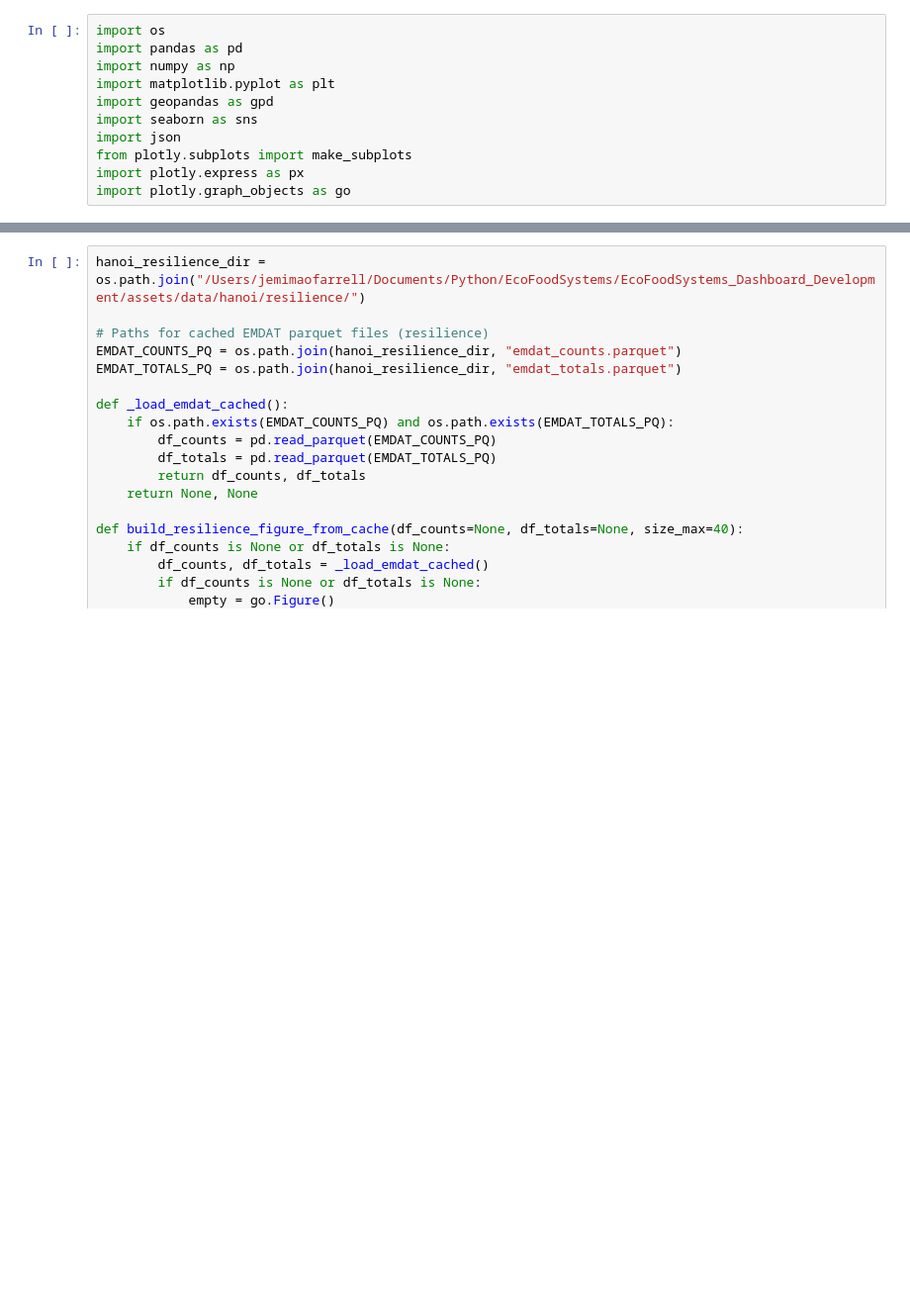
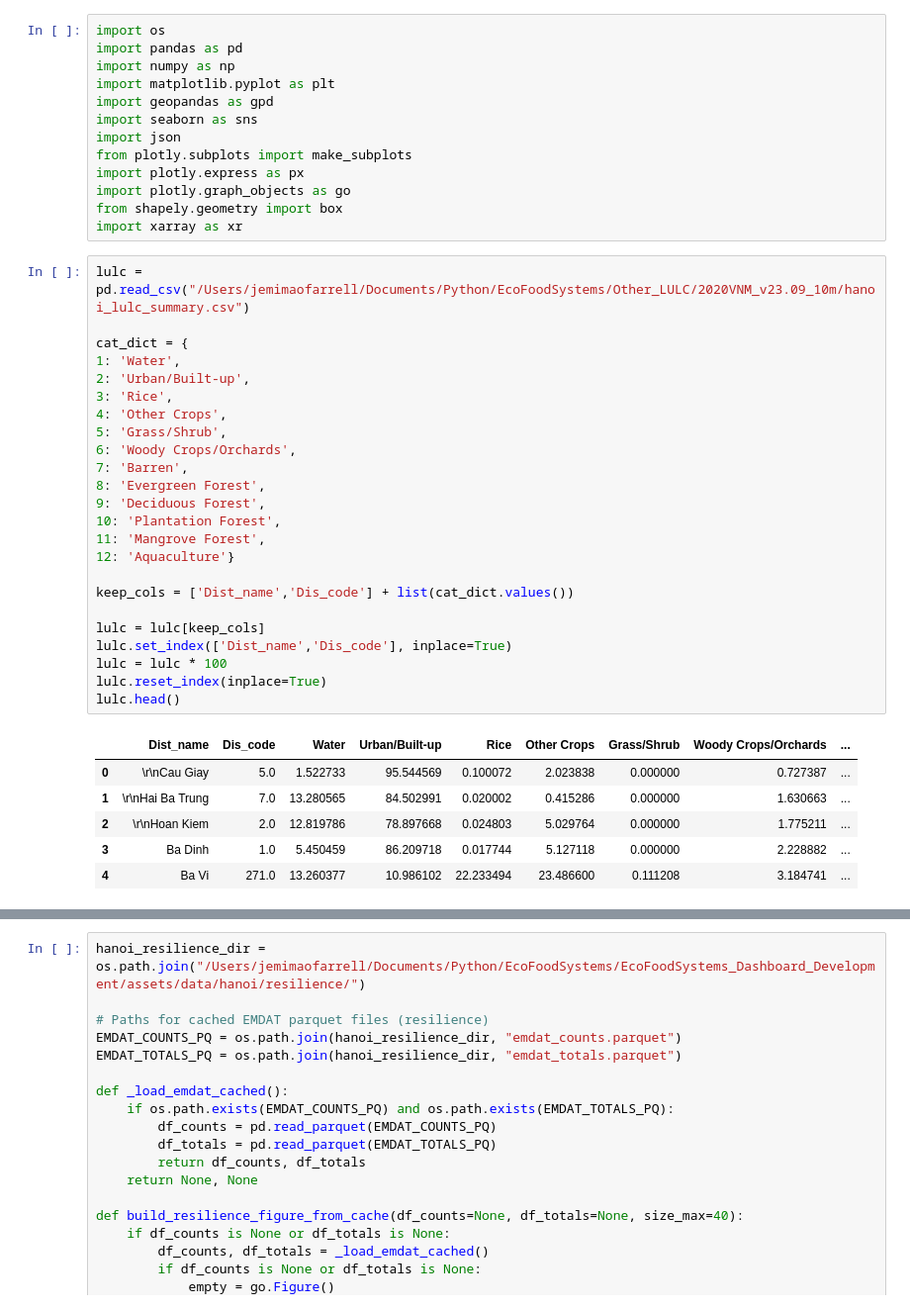
Before and after one commit to J-OFarrell/EcoFoodSystems-dashboard-development, a Jupyter notebook: legacy_files/data_prep.ipynb, the cells around one changed output, grey strips where cells are left out. Shown at 99% size. Saved outputs shown, nothing was run; the diff lists cells and outputs as text; blank space fills up the shorter version.

```diff
--- a/legacy_files/data_prep.ipynb
+++ b/legacy_files/data_prep.ipynb
@@ -9,3 +9,36 @@ import json
 from plotly.subplots import make_subplots
 import plotly.express as px
 import plotly.graph_objects as go
+from shapely.geometry import box
+import xarray as xr
+# %%
+lulc = pd.read_csv("/Users/jemimaofarrell/Documents/Python/EcoFoodSystems/Other_LULC/2020VNM_v23.09_10m/hanoi_lulc_summary.csv")
+
+cat_dict = {
+1: 'Water',
+2: 'Urban/Built-up',
+3: 'Rice',
+4: 'Other Crops',
+5: 'Grass/Shrub',
+6: 'Woody Crops/Orchards',
+7: 'Barren',
+8: 'Evergreen Forest',
+9: 'Deciduous Forest',
+10: 'Plantation Forest',
+11: 'Mangrove Forest',
+12: 'Aquaculture'}
+
+keep_cols = ['Dist_name','Dis_code'] + list(cat_dict.values())
+
+lulc = lulc[keep_cols]
+lulc.set_index(['Dist_name','Dis_code'], inplace=True)
+lulc = lulc * 100
+lulc.reset_index(inplace=True)
+lulc.head()
+# %% [output]
+|  | Dist_name | Dis_code | Water | Urban/Built-up | Rice | Other Crops | Grass/Shrub | Woody Crops/Orchards | ... |
+| 0 | \r\nCau Giay | 5.0 | 1.522733 | 95.544569 | 0.100072 | 2.023838 | 0.000000 | 0.727387 | ... |
+| 1 | \r\nHai Ba Trung | 7.0 | 13.280565 | 84.502991 | 0.020002 | 0.415286 | 0.000000 | 1.630663 | ... |
+| 2 | \r\nHoan Kiem | 2.0 | 12.819786 | 78.897668 | 0.024803 | 5.029764 | 0.000000 | 1.775211 | ... |
+| 3 | Ba Dinh | 1.0 | 5.450459 | 86.209718 | 0.017744 | 5.127118 | 0.000000 | 2.228882 | ... |
+| 4 | Ba Vi | 271.0 | 13.260377 | 10.986102 | 22.233494 | 23.486600 | 0.111208 | 3.184741 | ... |
```
Also changed, not shown: parts of 6 cells of this notebook, 4 other files.
